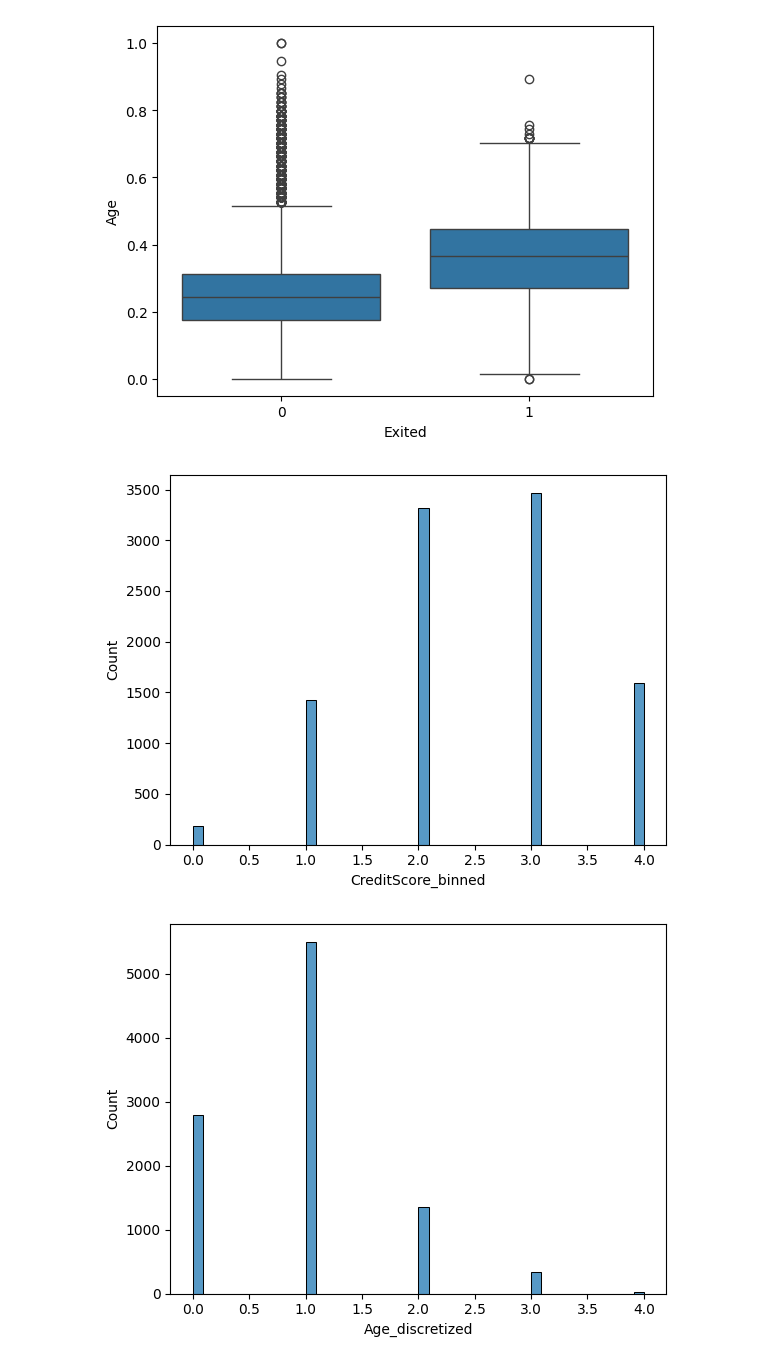
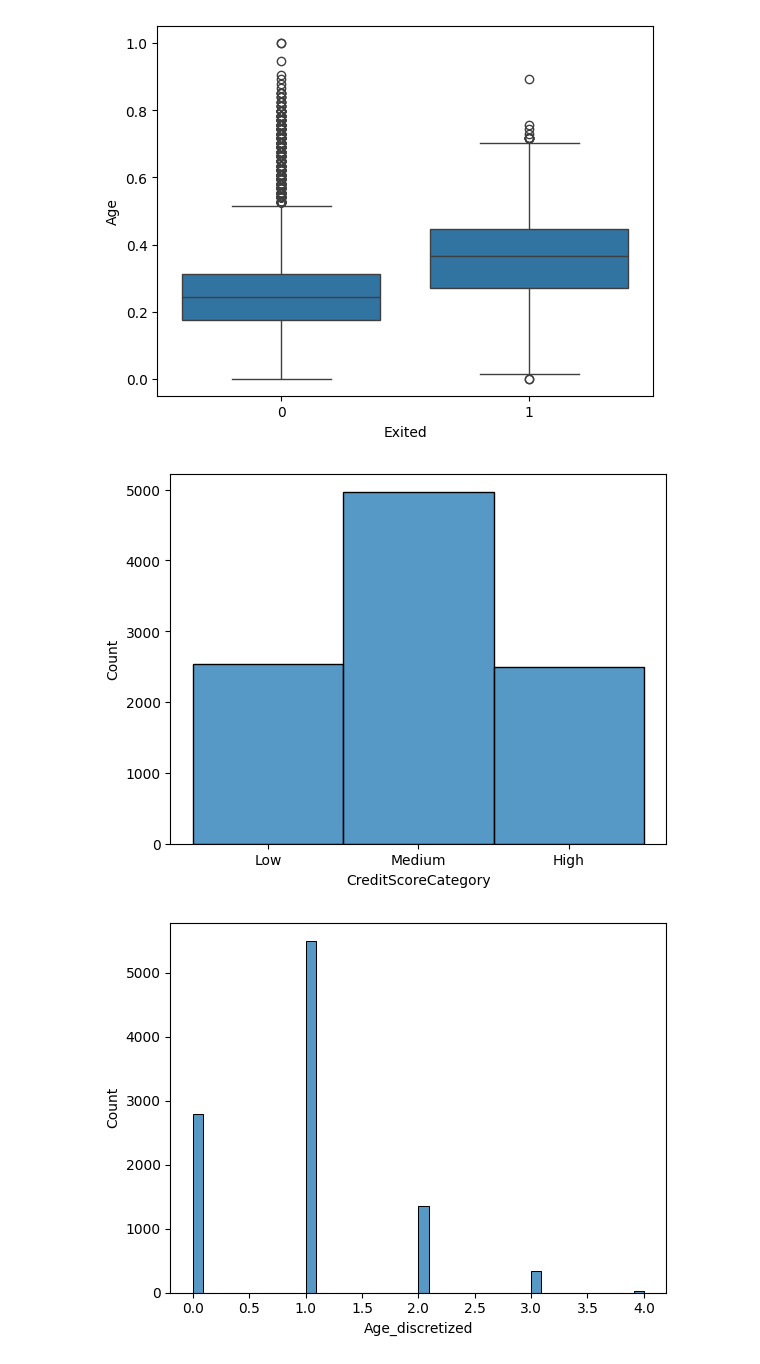
Before and after one commit to shrikant131/FeatureEngineering, a Jupyter notebook: feature_engineering_e2e.ipynb, the cells around one changed output. Drawn from its saved outputs; the diff is of its cells as text; code cells hidden in the pictures.

```diff
--- a/feature_engineering_e2e.ipynb
+++ b/feature_engineering_e2e.ipynb
@@ -268,7 +283,35 @@ df[['CreditScore', 'Age', 'Tenure', 'Balance', 'NumOfProducts', 'EstimatedSalary
 # %% [markdown]
 ### Perform Binning (1M)
 Binning is a process of transforming continuous numerical variables into discrete categorical 'bins', for grouped analysis.
-# %%
-kbins = KBinsDiscretizer(n_bins=5, encode='ordinal', strategy='uniform')
-df['CreditScore_binned'] = kbins.fit_transform(df[['CreditScore']])
-df['Balance_binned'] = kbins.fit_transform(df[['Balance']])
+# %%
+import pandas as pd
+
+# Binning for Balance (No changes needed as it seems to be working fine)
+bins = sorted(df['Balance'].quantile([0, 0.25, 0.75, 1]).unique())
+labels = ['Low', 'Medium', 'High'][:len(bins) - 1]
+df['BalanceCategory'] = pd.cut(df['Balance'], bins=bins, labels=labels, include_lowest=True, duplicates='drop')
+
+print(df['BalanceCategory'].value_counts())
+print(df['BalanceCategory'].isnull().sum())
+
+# Binning for Credit Score (Adjusting based on CreditScore range)
+print("Credit Score - Descriptive Statistics:")
+print(df['CreditScore'].describe())
+
+# Since CreditScore is already scaled between 0 and 1, we'll use quantiles:
+bins = sorted(df['CreditScore'].quantile([0, 0.25, 0.75, 1]).unique())
+labels = ['Low', 'Medium', 'High'][:len(bins) - 1] # Adjust labels to match bin edges
+df['CreditScoreCategory'] = pd.cut(df['CreditScore'], bins=bins, labels=labels, include_lowest=True, duplicates='drop')
+
+print(df['CreditScoreCategory'].value_counts())
+print(df['CreditScoreCategory'].isnull().sum())
+
+# Binning for Age (Adjusting based on Age range)
+# Assuming 'Age' is already scaled between 0 and 1, use quantiles:
+bins = sorted(df['Age'].quantile([0, 0.33, 0.66, 1]).unique())  # Using terciles for 3 bins
+labels = ['Young', 'Adult', 'Senior'][:len(bins) - 1] # Adjust labels to match bin edges
+
+df['AgeGroup'] = pd.cut(df['Age'], bins=bins, labels=labels, include_lowest=True, duplicates='drop')
+
+print(df['AgeGroup'].value_counts())
+print(df['AgeGroup'].isnull().sum())
@@ -311,10 +372,10 @@ plt.show()
 # %% [output]
 [figure]
 # %%
-sns.histplot(df['CreditScore_binned'])
+sns.histplot(df['CreditScoreCategory'])
 plt.show()
 # %% [output]
-[figure, old version]
+[figure, new version]
 # %%
 sns.histplot(df['Age_discretized'])
 plt.show()
```
Also changed, not shown: parts of 8 cells of this notebook.
